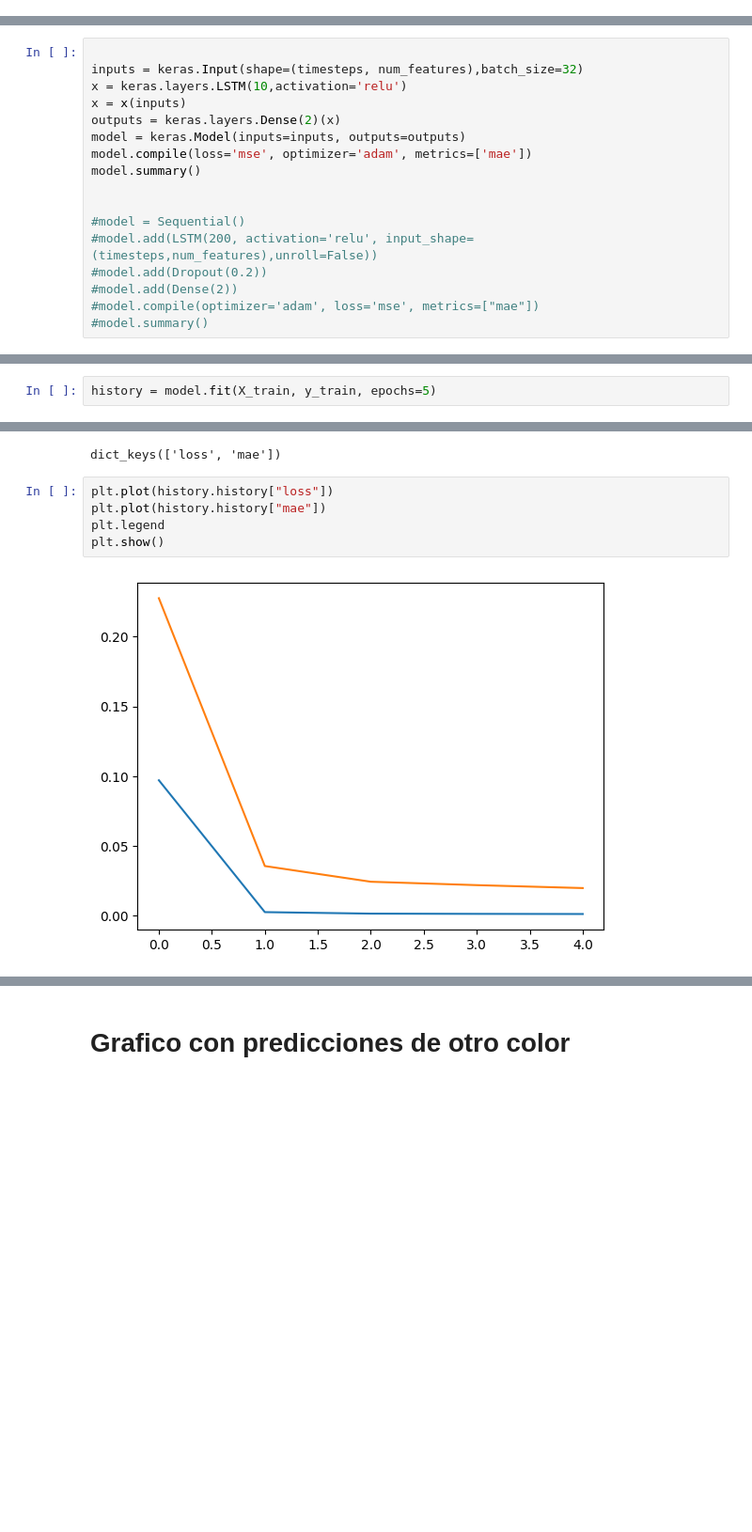
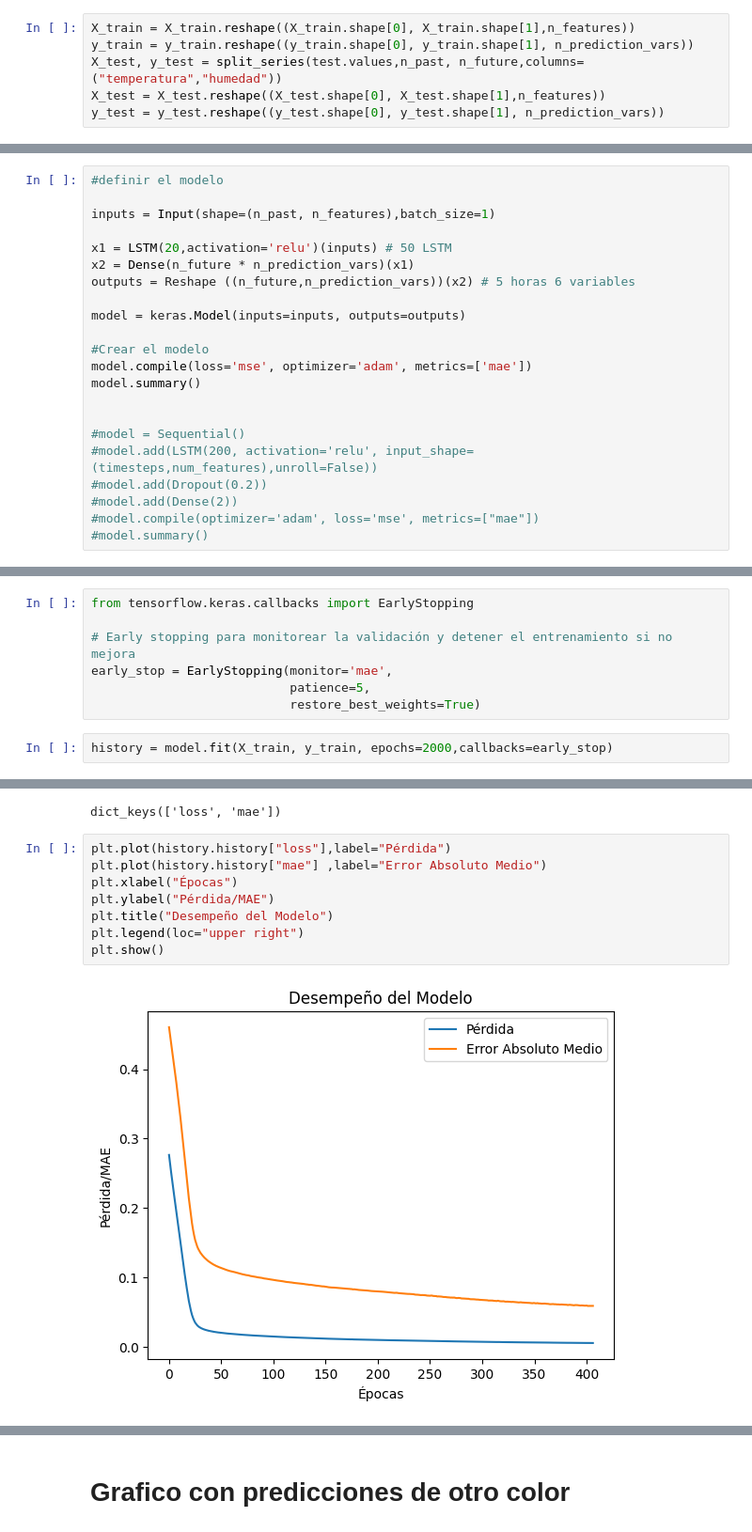
Before and after one commit to njpd57/Solemne-3-Microprocesadores, a Jupyter notebook: src/notebook.ipynb, the cells around one changed output, grey strips where cells are left out. Shown: that part at 94% size. Drawn from its saved outputs; the diff is of its cells as text; blank space fills up the shorter version.

```diff
--- a/src/notebook.ipynb
+++ b/src/notebook.ipynb
@@ -196,0 +308,6 @@ y_test = yVal[int(SPLIT * len(yVal)):]
+# %%
+X_train = X_train.reshape((X_train.shape[0], X_train.shape[1],n_features))
+y_train = y_train.reshape((y_train.shape[0], y_train.shape[1], n_prediction_vars))
+X_test, y_test = split_series(test.values,n_past, n_future,columns=("temperatura","humedad"))
+X_test = X_test.reshape((X_test.shape[0], X_test.shape[1],n_features))
+y_test = y_test.reshape((y_test.shape[0], y_test.shape[1], n_prediction_vars))
@@ -206,10 +326,15 @@ num_features = 5
 # %%
+#definir el modelo
 
-inputs = keras.Input(shape=(timesteps, num_features),batch_size=32)
-x = keras.layers.LSTM(10,activation='relu')
-x = x(inputs)
-outputs = keras.layers.Dense(2)(x)
+inputs = Input(shape=(n_past, n_features),batch_size=1)
+
+x1 = LSTM(20,activation='relu')(inputs) # 50 LSTM
+x2 = Dense(n_future * n_prediction_vars)(x1)
+outputs = Reshape ((n_future,n_prediction_vars))(x2) # 5 horas 6 variables
+
 model = keras.Model(inputs=inputs, outputs=outputs)
+
+#Crear el modelo
 model.compile(loss='mse', optimizer='adam', metrics=['mae'])
 model.summary()
 
@@ -236,4 +363,11 @@ Model: "functional_3"
  Non-trainable params: 0 (0.00 B)
+# %%
+from tensorflow.keras.callbacks import EarlyStopping
+
+# Early stopping para monitorear la validación y detener el entrenamiento si no mejora
+early_stop = EarlyStopping(monitor='mae',
+                           patience=5,
+                           restore_best_weights=True)
 # %%
-history = model.fit(X_train, y_train, epochs=5)
+history = model.fit(X_train, y_train, epochs=2000,callbacks=early_stop)
 # %% [output]
@@ -254,9 +395,12 @@ history.history.keys()
 # %% [output]
 dict_keys(['loss', 'mae'])
 # %%
-plt.plot(history.history["loss"])
-plt.plot(history.history["mae"])
-plt.legend
+plt.plot(history.history["loss"],label="Pérdida")
+plt.plot(history.history["mae"] ,label="Error Absoluto Medio")
+plt.xlabel("Épocas")
+plt.ylabel("Pérdida/MAE")
+plt.title("Desempeño del Modelo")
+plt.legend(loc="upper right")
 plt.show()
 # %% [output]
-[figure, old version]
+[figure, new version]
```
Also changed, not shown: parts of 50 cells of this notebook, 20 other files.
